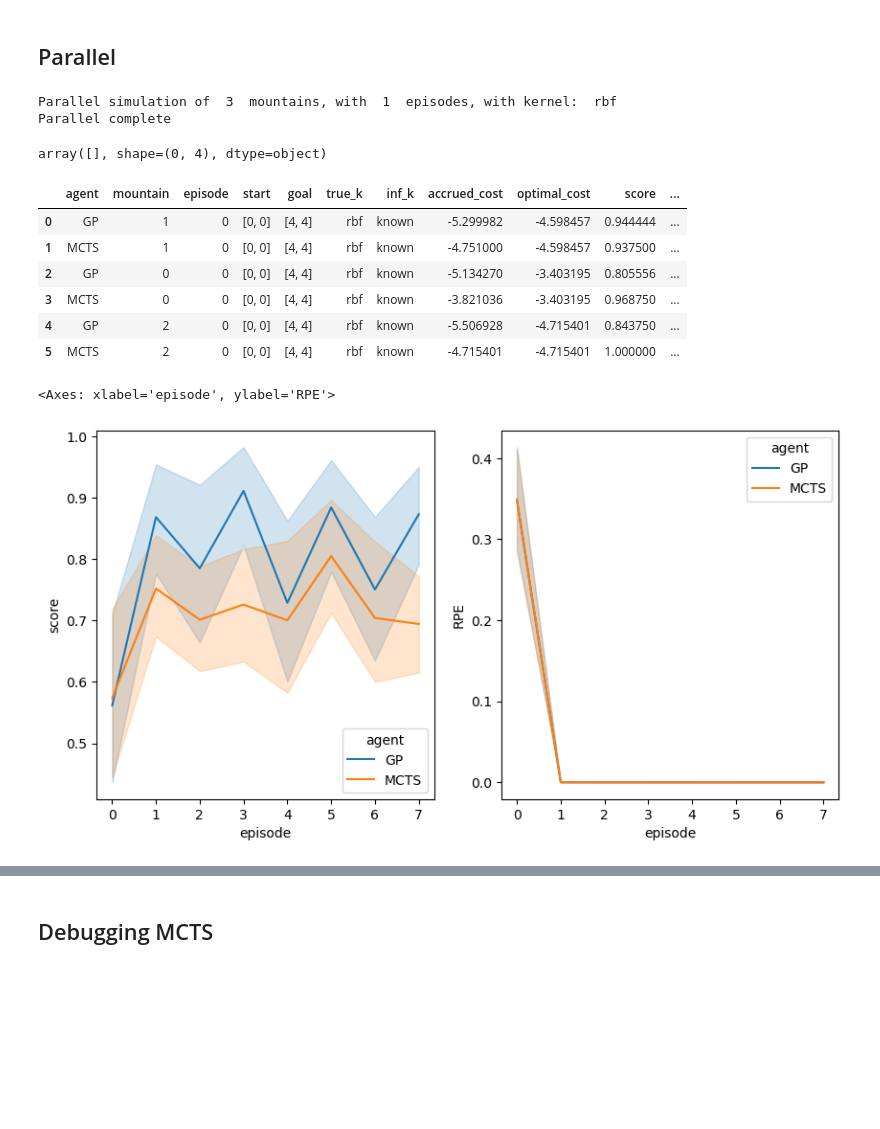
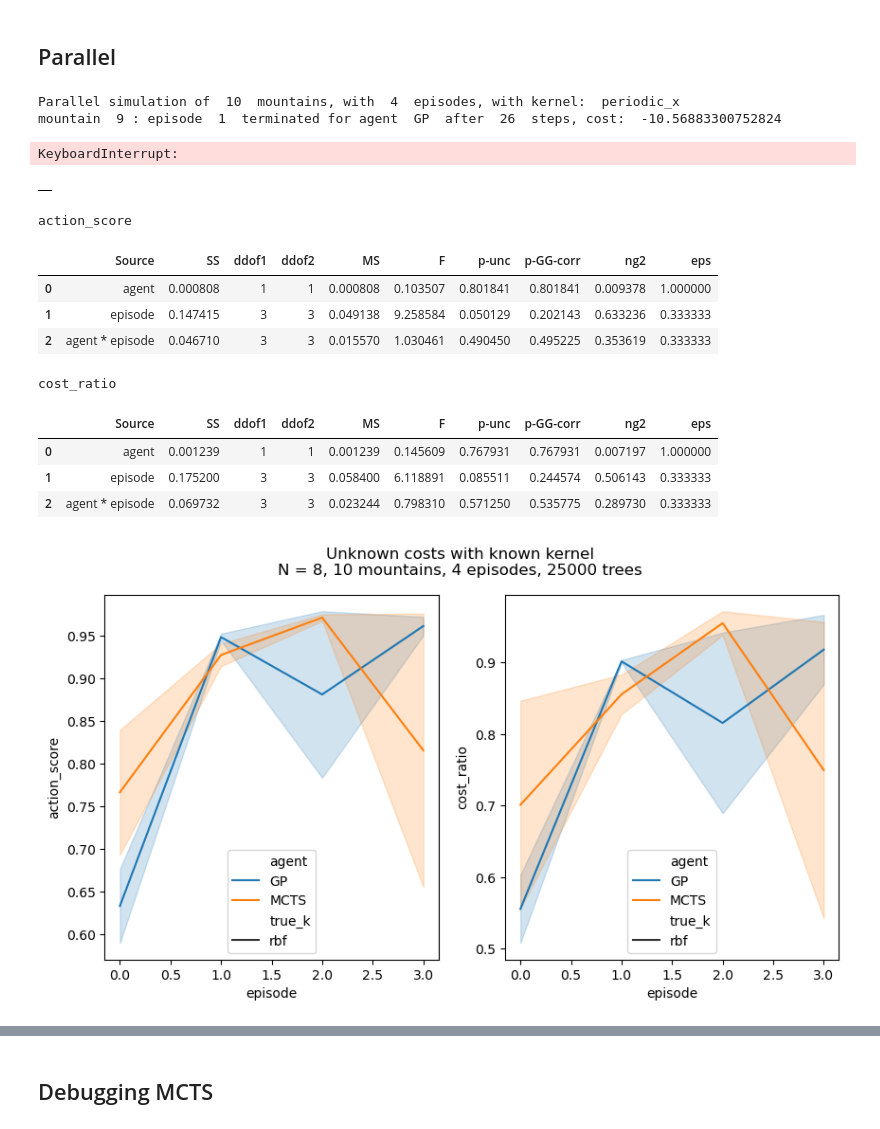
Before and after one commit to tgham/context_exploration, a Jupyter notebook: GP_worlds.ipynb, the cells around one changed output, grey strips where cells are left out. Saved outputs shown, nothing was run; the diff lists cells and outputs as text; code cells hidden in the pictures; blank space fills up the shorter version.

Commit message:
cost_ratio

```diff
--- a/GP_worlds.ipynb
+++ b/GP_worlds.ipynb
@@ -1015,9 +1018,10 @@ sim_results = {
     'goal': [],
     'true_k': [],
     'inf_k': [],
-    'accrued_cost': [],
+    'actual_cost': [],
     'optimal_cost': [],
-    'score': [],
+    'action_score': [],
+    'cost_ratio': [],
     'n_steps': [],
     'actual_trajectory': [],
     'optimal_trajectory': [],
@@ -1032,25 +1036,25 @@ true_k = 'rbf_x'
 # true_k = 'periodic_y'
 # inf_k = 'weighted'
 inf_k = 'known'
-N = 5
+N = 8
 metric = 'cityblock'
 # metric = 'chebyshev'
-known_costs = True
-r_noise = 0.0
+known_costs = False
+r_noise = 0.075
 params = None
 render_mode = None
 
 true_ks = [
-    'rbf',
+    # 'rbf',
         #    'rbf_x',
-        #    ,'periodic_x'
+           'periodic_x'
            ]
 n_ks = len(true_ks)
 
 ## trial info
-n_mountains = 3
-n_episodes = 1
-n_trees = 10000
+n_mountains = 10
+n_episodes = 4
+n_trees = 25000
 parallel = True
 agents = [
     'GP',
@@ -1092,8 +1096,9 @@ for dk in del_keys:
 ## dataframe of simulation results
 df_sim = pd.DataFrame(sim_results)
 # %% [output]
-Parallel simulation of  3  mountains, with  1  episodes, with kernel:  rbf
-Parallel complete
+Parallel simulation of  10  mountains, with  4  episodes, with kernel:  periodic_x
+mountain  9 : episode  1  terminated for agent  GP  after  26  steps, cost:  -10.56883300752824
+KeyboardInterrupt:
 # %%
 ## remove empty keys from dict
 del_keys = []
@@ -1108,9 +1113,5 @@ df_sim = pd.DataFrame(sim_results)
 # %%
 ## save df
 df_sim.to_csv('env_{}_unknown_rewards_{}_mountains_{}_episodes_{}_trees_diff_corners.csv'.format(N, n_mountains, n_episodes, n_trees))
-# %%
-df_sim.loc[df_sim['score'].isna(), ['mountain','start','goal','actual_trajectory',]].to_numpy()
-# %% [output]
-array([], shape=(0, 4), dtype=object)
 # %%
 sim_out[0].get()
@@ -1117,10 +1121,4 @@ sim_out[0].get()
 # %%
 df_sim
 # %% [output]
-|  | agent | mountain | episode | start | goal | true_k | inf_k | accrued_cost | optimal_cost | score | ... |
-| 0 | GP | 1 | 0 | [0, 0] | [4, 4] | rbf | known | -5.299982 | -4.598457 | 0.944444 | ... |
-| 1 | MCTS | 1 | 0 | [0, 0] | [4, 4] | rbf | known | -4.751000 | -4.598457 | 0.937500 | ... |
-| 2 | GP | 0 | 0 | [0, 0] | [4, 4] | rbf | known | -5.134270 | -3.403195 | 0.805556 | ... |
-| 3 | MCTS | 0 | 0 | [0, 0] | [4, 4] | rbf | known | -3.821036 | -3.403195 | 0.968750 | ... |
-| 4 | GP | 2 | 0 | [0, 0] | [4, 4] | rbf | known | -5.506928 | -4.715401 | 0.843750 | ... |
-| 5 | MCTS | 2 | 0 | [0, 0] | [4, 4] | rbf | known | -4.715401 | -4.715401 | 1.000000 | ... |
+|  |
@@ -1129,0 +1125,6 @@ pool.close()
+# %%
+## rm mountains with nan trials
+nan_mountains = df_sim.loc[df_sim['action_score'].isna(), ['mountain']].to_numpy()
+print(df_sim.loc[df_sim['action_score'].isna(), ['actual_trajectory']].to_numpy())
+df_sim = df_sim.loc[~df_sim['mountain'].isin(nan_mountains.flatten())]
+df_sim
@@ -1130,18 +1133,35 @@ pool.close()
 # %%
+## plots
 fig, axs = plt.subplots(1,2, figsize = (10,5))
-sns.lineplot(data = df_sim, x = 'episode', y = 'score', hue = 'agent', ax = axs[0])
-sns.lineplot(data = df_sim, x = 'episode', y = 'RPE', hue = 'agent', ax = axs[1])
+sns.lineplot(data = df_sim, x = 'episode', y = 'action_score', hue = 'agent', style = 'true_k',ax = axs[0])
+sns.lineplot(data = df_sim, x = 'episode', y = 'cost_ratio', hue = 'agent', style = 'true_k', ax = axs[1])
+plt.suptitle('{} costs with {} kernel\nN = {}, {} mountains, {} episodes, {} trees'.format(['Unknown','Known'][known_costs], inf_k, N, n_mountains, n_episodes, n_trees))
 # sns.lineplot(data = df_sim, x = 'episode', y = 'score', hue = 'true_k', style = 'agent', ax = axs[0])
 # sns.lineplot(data = df_sim, x = 'episode', y = 'RPE', hue = 'true_k', style = 'agent', ax = axs[1])
 
 ## plot each mountain individually
 # for m in range(n_mountains):
 #     fig, axs = plt.subplots(1,2, figsize = (10,5))
 #     sns.lineplot(data = df_sim.loc[df_sim['mountain']==m], x = 'episode', y = 'score', hue = 'agent', ax = axs[0])
 #     sns.lineplot(data = df_sim.loc[df_sim['mountain']==m], x = 'episode', y = 'RPE', hue = 'agent', ax = axs[1])
+
+## 2x4 repeated measures ANOVA, with agent and episode as within-subjects factors
+for score in ['action_score', 'cost_ratio']:
+    anova = pg.rm_anova(data = df_sim, dv = score, within = ['agent', 'episode'], subject = 'mountain')
+    print(score)
+    display(anova)
 # %% [output]
-<Axes: xlabel='episode', ylabel='RPE'>
+action_score
+|  | Source | SS | ddof1 | ddof2 | MS | F | p-unc | p-GG-corr | ng2 | eps |
+| 0 | agent | 0.000808 | 1 | 1 | 0.000808 | 0.103507 | 0.801841 | 0.801841 | 0.009378 | 1.000000 |
+| 1 | episode | 0.147415 | 3 | 3 | 0.049138 | 9.258584 | 0.050129 | 0.202143 | 0.633236 | 0.333333 |
+| 2 | agent * episode | 0.046710 | 3 | 3 | 0.015570 | 1.030461 | 0.490450 | 0.495225 | 0.353619 | 0.333333 |
+cost_ratio
+|  | Source | SS | ddof1 | ddof2 | MS | F | p-unc | p-GG-corr | ng2 | eps |
+| 0 | agent | 0.001239 | 1 | 1 | 0.001239 | 0.145609 | 0.767931 | 0.767931 | 0.007197 | 1.000000 |
+| 1 | episode | 0.175200 | 3 | 3 | 0.058400 | 6.118891 | 0.085511 | 0.244574 | 0.506143 | 0.333333 |
+| 2 | agent * episode | 0.069732 | 3 | 3 | 0.023244 | 0.798310 | 0.571250 | 0.535775 | 0.289730 | 0.333333 |
-[figure, old version]
+[figure, new version]
 # %%
 ## box and whisker
 sns.boxplot(data = df_sim, x = 'true_k', y = 'score', hue = 'agent',)
```
Also changed, not shown: parts of 14 cells of this notebook, 1 other file.
